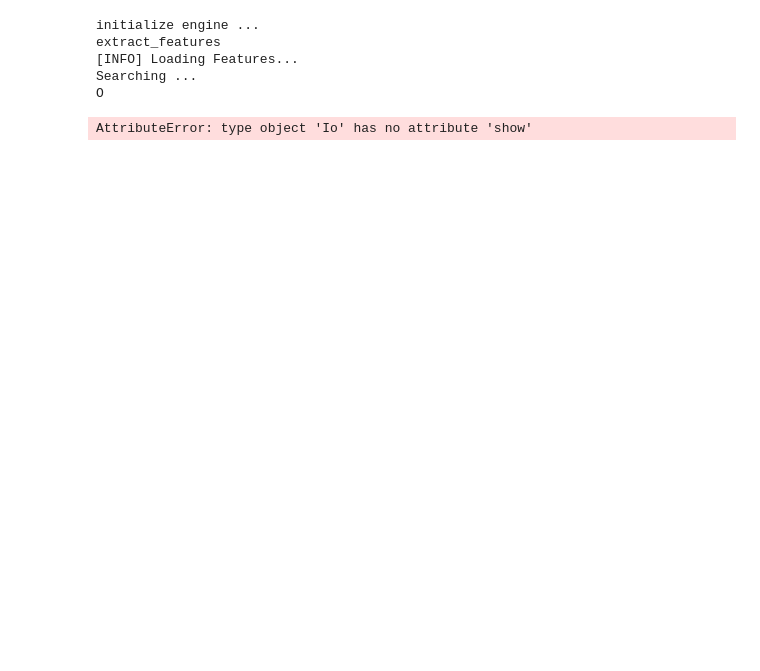
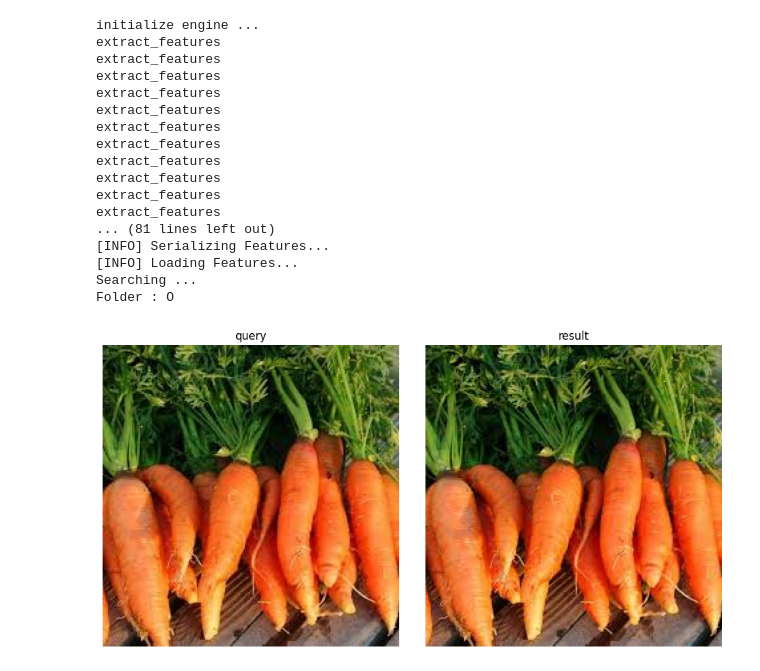
Before and after one commit to snmahsa/PicSimSearch, a Jupyter notebook: example.ipynb, the cells around one changed output. Cells and saved outputs as stored; diff of their text form; code cells hidden in the pictures; blank space fills up the shorter version.

```diff
--- a/example.ipynb
+++ b/example.ipynb
@@ -11,12 +14,25 @@ image = Io.read.read_image_from_folder()
+# %%
+dataset_path = dataset.set_dataset_path()
+num_keypoints = 3000
 # %%
-dataset_path = 'DATASET'
-num_keypoints = 3000
 dataset_path
 engine.search(image, num_keypoints, dataset_path)
 # %% [output]
 initialize engine ...
 extract_features
+extract_features
+extract_features
+extract_features
+extract_features
+extract_features
+extract_features
+extract_features
+extract_features
+extract_features
+extract_features
+... (81 lines left out)
+[INFO] Serializing Features...
 [INFO] Loading Features...
 Searching ...
-O
+Folder : O
-AttributeError: type object 'Io' has no attribute 'show'
+[figure, added]
```
Also changed, not shown: parts of 3 cells of this notebook, 1 other file.
